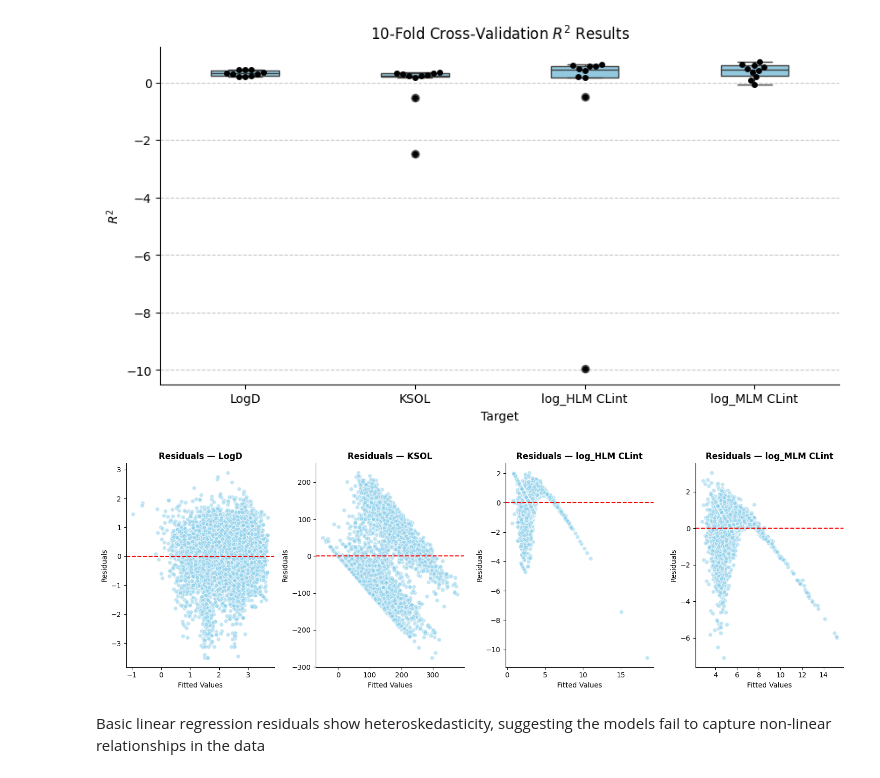
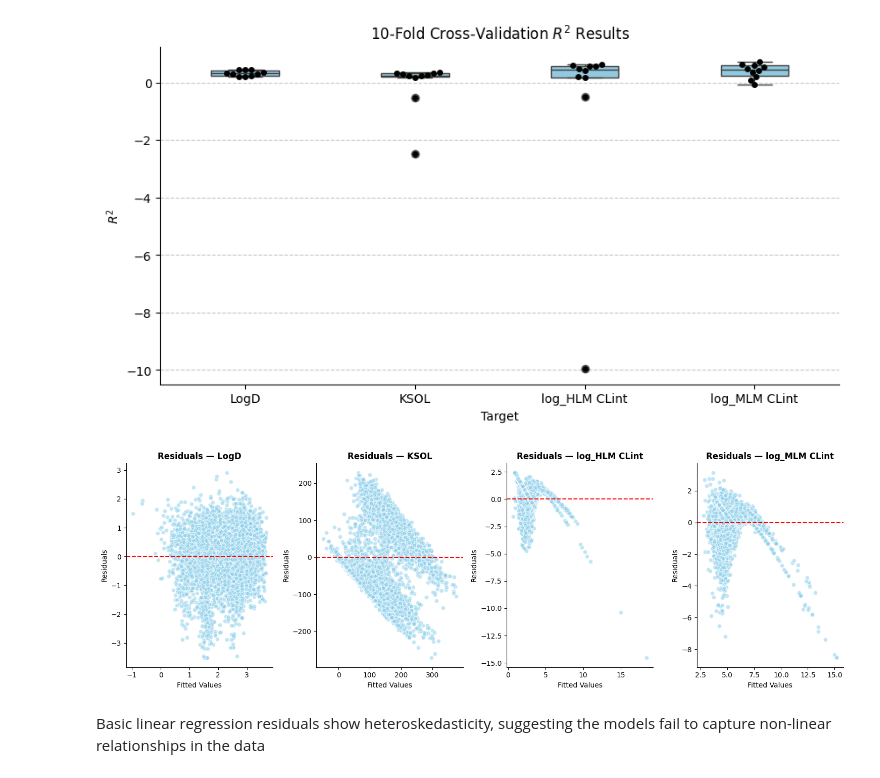
Before and after one commit to JacobMastrandrea/ADMET-Drug-Predictor, a Jupyter notebook: notebooks/baseline_model.ipynb, the cells around one changed output. Cells and saved outputs as stored; diff of their text form; code cells hidden in the pictures.

```diff
--- a/notebooks/baseline_model.ipynb
+++ b/notebooks/baseline_model.ipynb
@@ -12,7 +12,7 @@ import seaborn as sns
 ### This notebook will use basic linear regression, followed by lasso linear regression, to use as a baseline for comparison with more advanced models
 # %%
 # -- Raw training data
-clean_train = preprocess(pd.read_csv("hf://datasets/openadmet/openadmet-expansionrx-challenge-train-data/expansion_data_train_raw.csv"))
+clean_train = preprocess(pd.read_csv("../data/raw/train_raw.csv") )
 
 # --Defining targets and model/scores dictionaries
 targets = []
@@ -37,10 +33,10 @@ targets
 # %%
 # -- Linear Regression
 for target in targets:
-    model, scores, X, y = train(clean_train, target)
+    model, scores, X, y, y_pred_cv = train(clean_train, target)
     lin_reg_models[target] = model
     lin_reg_scores[target] = scores
-    lin_reg_data[target] = (X, y)
+    lin_reg_data[target] = (X, y, y_pred_cv)
 # %%
 scores_df = pd.DataFrame(lin_reg_scores)
 
@@ -59,19 +55,19 @@ plt.show()
 # %%
 fig, axes = plt.subplots(1, 4, figsize=(15, 5))
 for ax, (target, model) in zip(axes, lin_reg_models.items()):
-    X, y = lin_reg_data[target]
+    X, y, y_pred_cv = lin_reg_data[target]
     y_pred = model.predict(X)
-    residuals = y - y_pred
+    residuals = y - y_pred_cv
     ax.scatter(y_pred, residuals, alpha=0.5, color='skyblue', edgecolors='white')
     ax.axhline(y=0, color='red', linestyle='--')
     ax.set_title(f'Residuals — {target}', fontweight='bold')
     ax.set_xlabel('Fitted Values')
     ax.set_ylabel('Residuals')
     sns.despine(ax=ax)
 
 plt.tight_layout()
 plt.show()
 # %% [output]
-[figure, old version]
+[figure, new version]
 # %% [markdown]
 Basic linear regression residuals show heteroskedasticity, suggesting the models fail to capture non-linear relationships in the data
```
Also changed, not shown: parts of 3 cells of this notebook, 5 other files.
